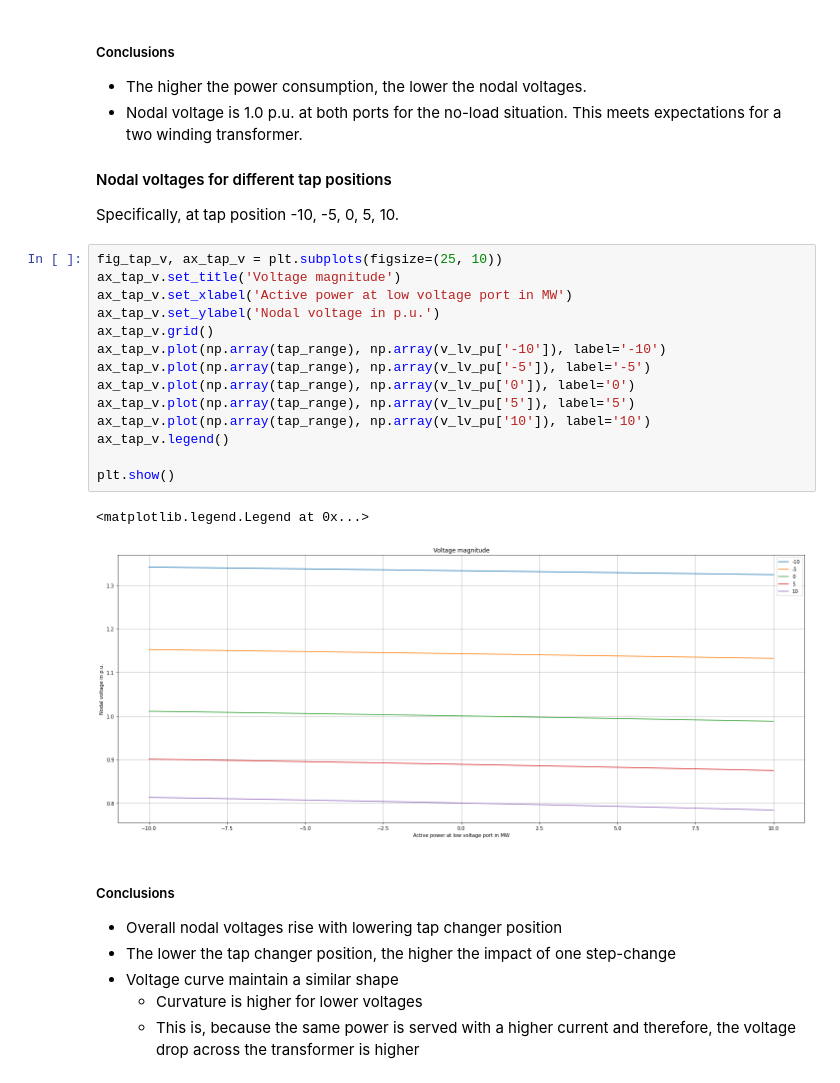
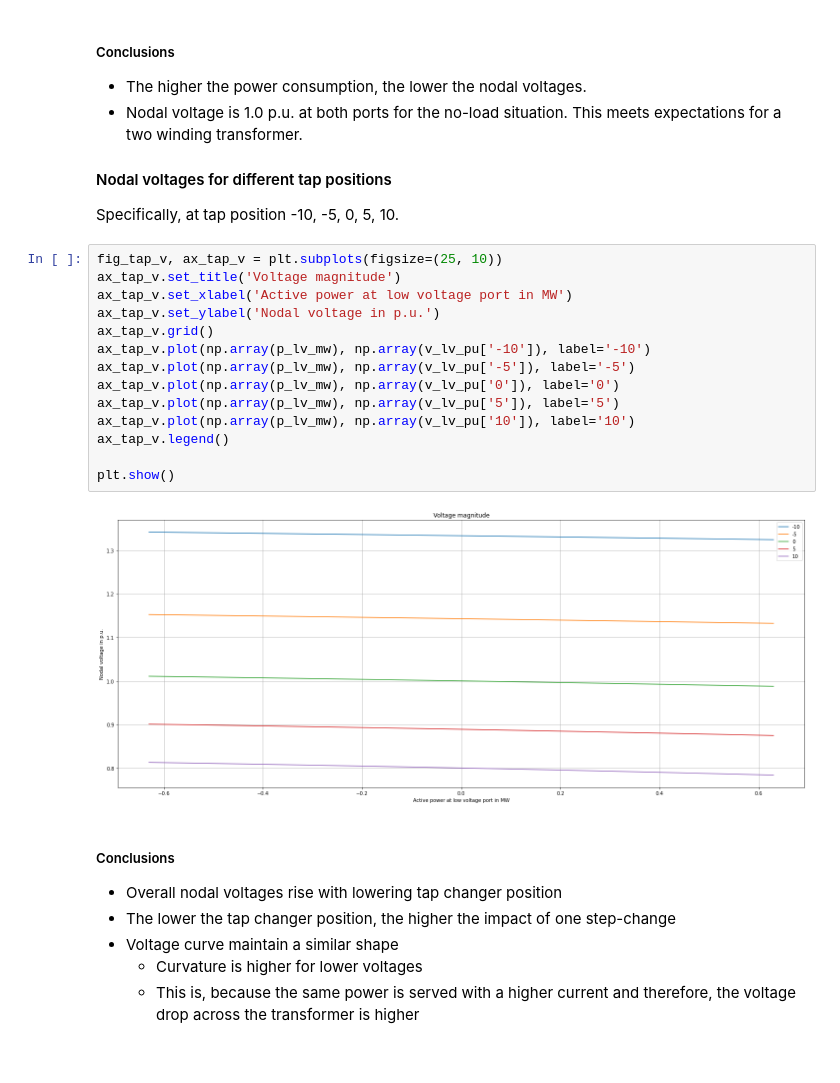
Before and after one commit to ckittl/transformerCalculationValidation, a Jupyter notebook: validation/simona/two_winding/TapHv.ipynb, the cells around one changed output. Drawn from its saved outputs; the diff is of its cells as text.

```diff
--- a/validation/simona/two_winding/TapHv.ipynb
+++ b/validation/simona/two_winding/TapHv.ipynb
@@ -144,20 +144,19 @@ Specifically, at tap position -10, -5, 0, 5, 10.
 # %%
 fig_tap_v, ax_tap_v = plt.subplots(figsize=(25, 10))
 ax_tap_v.set_title('Voltage magnitude')
 ax_tap_v.set_xlabel('Active power at low voltage port in MW')
 ax_tap_v.set_ylabel('Nodal voltage in p.u.')
 ax_tap_v.grid()
-ax_tap_v.plot(np.array(tap_range), np.array(v_lv_pu['-10']), label='-10')
-ax_tap_v.plot(np.array(tap_range), np.array(v_lv_pu['-5']), label='-5')
-ax_tap_v.plot(np.array(tap_range), np.array(v_lv_pu['0']), label='0')
-ax_tap_v.plot(np.array(tap_range), np.array(v_lv_pu['5']), label='5')
-ax_tap_v.plot(np.array(tap_range), np.array(v_lv_pu['10']), label='10')
+ax_tap_v.plot(np.array(p_lv_mw), np.array(v_lv_pu['-10']), label='-10')
+ax_tap_v.plot(np.array(p_lv_mw), np.array(v_lv_pu['-5']), label='-5')
+ax_tap_v.plot(np.array(p_lv_mw), np.array(v_lv_pu['0']), label='0')
+ax_tap_v.plot(np.array(p_lv_mw), np.array(v_lv_pu['5']), label='5')
+ax_tap_v.plot(np.array(p_lv_mw), np.array(v_lv_pu['10']), label='10')
 ax_tap_v.legend()
 
 plt.show()
 # %% [output]
-<matplotlib.legend.Legend at 0x...>
-[figure, old version]
+[figure, new version]
 # %% [markdown]
 ##### Conclusions
 -   Overall nodal voltages rise with lowering tap changer position
```
Also changed, not shown: parts of 1 cell of this notebook, 1 other file.
